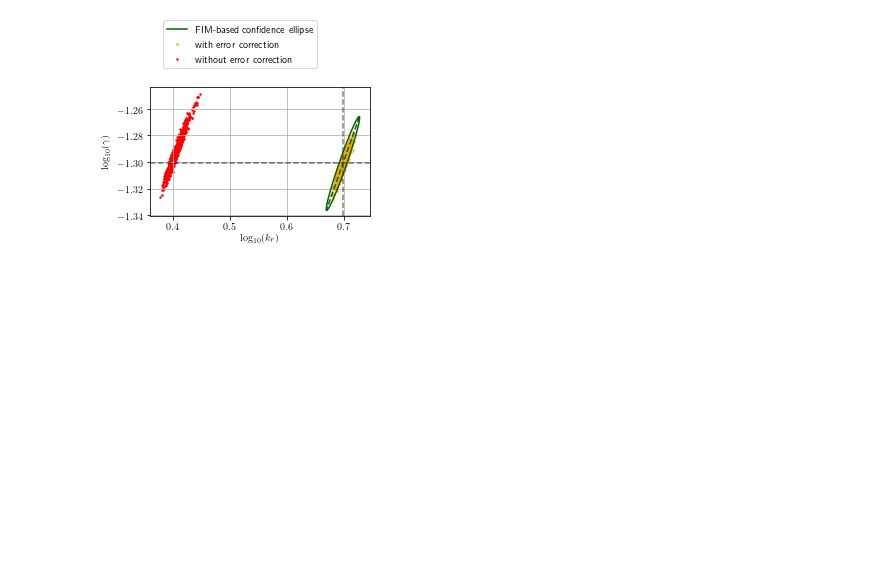
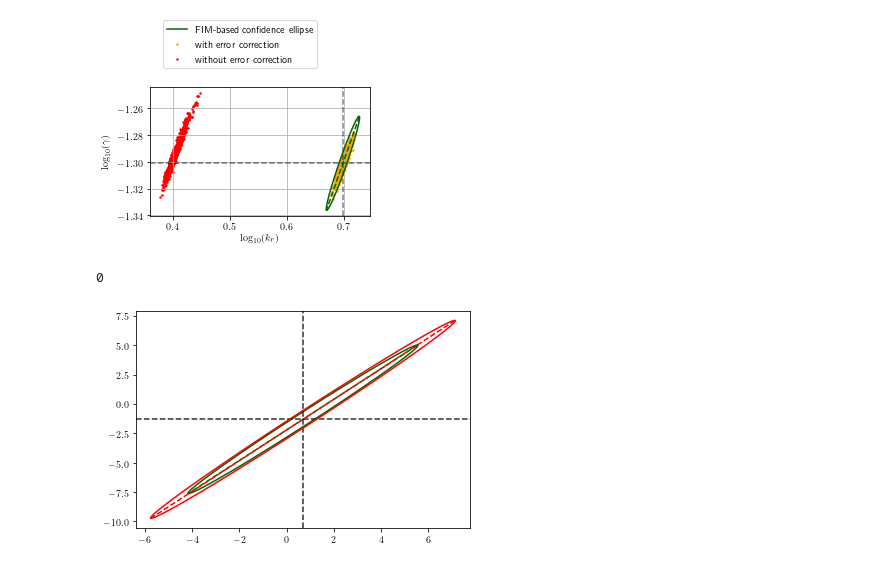
Before and after one commit to voduchuy/NoisyMeasurementFIM, a Jupyter notebook: bursting_gene/bursting_gene_plots.ipynb, the cells around one changed output. Saved outputs shown, nothing was run; the diff lists cells and outputs as text; code cells hidden in the pictures; blank space fills up the shorter version.

```diff
--- a/bursting_gene/bursting_gene_plots.ipynb
+++ b/bursting_gene/bursting_gene_plots.ipynb
@@ -43,11 +43,14 @@ with np.load('results/fim_binom.npz') as data:
 with np.load('results/fim_lowres.npz') as data:
     fim_single_cell['lowres'] = data['fim_lowres']
 
-with np.load('results/fim_composite.npz') as data:
-    fim_single_cell['composite'] = data['fim_composite']
+# with np.load('results/fim_composite.npz') as data:
+#     fim_single_cell['composite'] = data['fim_composite']
 
 # with np.load('results/fim_flowcyt_mc_0.npz') as data:
 #     fim_flowcyt = data['fim_flowcyt']
+
+with np.load('results/fim_lowres_ml.npz') as data:
+    fim_single_cell['lowres_ml'] = data["fim_lowres"]
 
 with np.load('results/fim_flowcyt.npz') as data:
     fim_single_cell['flowcyt'] = data['fim_flowcyt']
@@ -268,3 +271,12 @@ fig.legend(bbox_to_anchor=(0,1,1,1), loc='lower center')
 fig.savefig('figs/mle_fits.pdf', bbox_inches='tight')
 # %% [output]
 [figure]
+# %%
+fig, ax = plt.subplots(1,1)
+
+idx = 60
+plot_conf_ellipse(fim_single_cell["lowres"][idx], 3, ax, [2,3], theta, 'darkgreen')
+plot_conf_ellipse(fim_single_cell["lowres_ml"][idx], 3, ax, [2,3], theta, 'red')
+# %% [output]
+0
+[figure, added]
```
Also changed, not shown: parts of 1 cell of this notebook, 6 other files.
